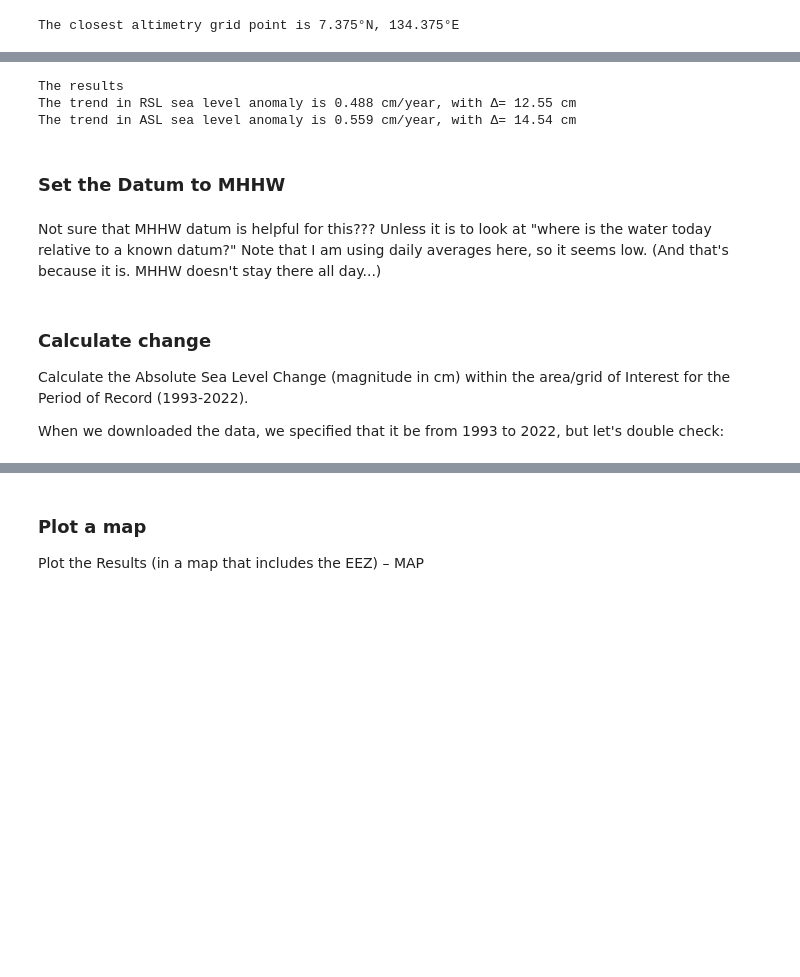
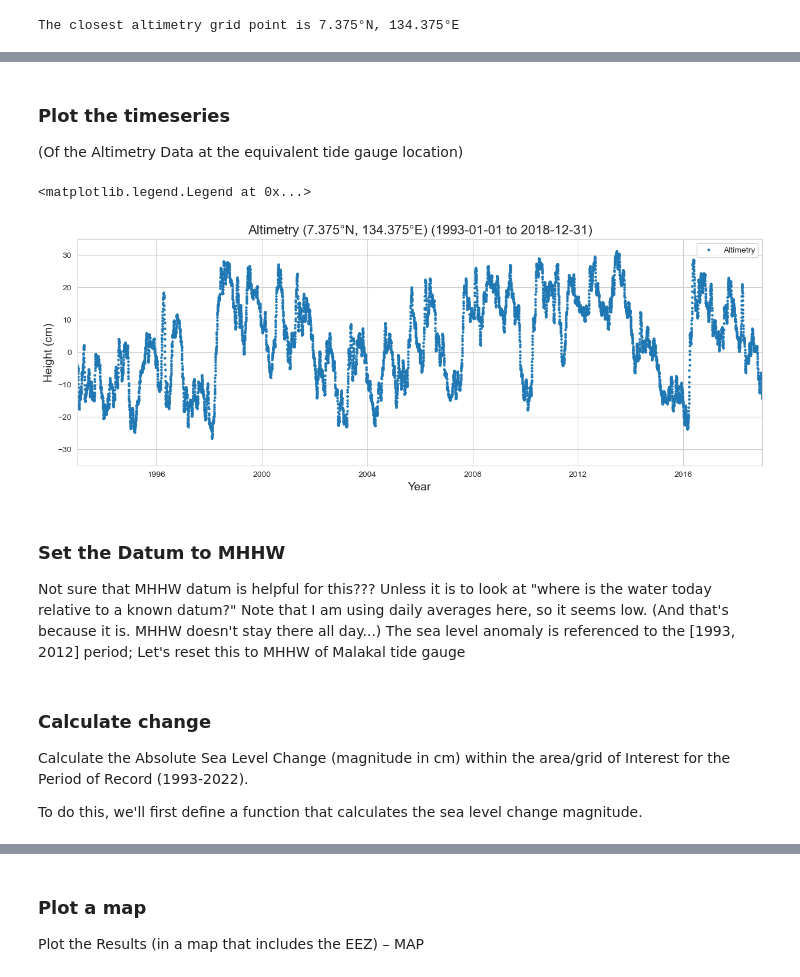
Before and after one commit to jwfiedler/SL_Indicators, a Jupyter notebook: SL_indicators_NBs/SL_magnitude.ipynb, the cells around one changed output, grey strips where cells are left out. Cells and saved outputs as stored; diff of their text form; code cells hidden in the pictures; blank space fills up the shorter version.

```diff
--- a/SL_indicators_NBs/SL_magnitude.ipynb
+++ b/SL_indicators_NBs/SL_magnitude.ipynb
@@ -23,3 +30,6 @@ import cartopy.feature as cfeature
+# %%
+# Establish directories for saving and reading data
+data_dir = Path('../data')
 # %% [markdown]
 ## Retrieve Data Sources
 
@@ -58,7 +68,7 @@ end_date_str = end_date.strftime('%Y-%m-%d')
 Next we'll define the area we want to look at using the EEZ boundary. This can be obtained from XXX. For now it's in the data directory.
 # %%
 # Retrieve the EEZ for Palau
-with open('../data/palauEEZ.json') as f:
+with open(data_dir / 'palauEEZ.json') as f:
     palau = json.load(f)
 
 # extract the coordinates of the EEZ
@@ -73,7 +83,9 @@ max_lat = np.max(palau_eez[:,1])
 ### Retrieve altimetry data
 # %%
 # To get this file, run get_CMEMS_data.py from the playground directory in a terminal with python >= 3.9 + copernicus_marine_client installed
-ds = xr.open_dataset('../data/cmems_obs-sl_glo_phy-ssh_my_allsat-l4-duacs-0.25deg_P1D_adt-sla_129.62E-136.88E_1.62N-11.88N_1993-01-01-2023-04-30.nc')
+fname_cmems = 'cmems_obs-sl_glo_phy-ssh_my_allsat-l4-duacs-0.25deg_P1D_adt-sla_129.62E-136.88E_1.62N-11.88N_1993-01-01-2023-04-30.nc'
+ds = xr.open_dataset(data_dir / fname_cmems)
+
 # slice the data to time 1993-01-01 to 2018-12-31
 ds = ds.sel(time=slice(start_date, end_date))
 ds
@@ -297,52 +229,43 @@ Plot the timeseries
+# %% [markdown]
+### Plot the timeseries
+(Of the Altimetry Data at the equivalent tide gauge location)
 # %%
+# Set the style of the plot
+sns.set_style("whitegrid")
 
-# # Set the style of the plot
-# sns.set_style("whitegrid")
+# Set the style of the plot
+sns.set_style("whitegrid")
 
-# # Create a color palette
-# palette = sns.color_palette("Paired")
+# Create a color palette
+palette = sns.color_palette("Paired")
 
-# # Create the figure and the axes
-# fig, ax = plt.subplots(figsize=(15, 5))
+# Create the figure and the axes
+fig, ax = plt.subplots(figsize=(15, 5))
 
-# # Plot the data
+# Plot the data
 
-# # plot altimetry data
-# ax.scatter(sla_df['Time'], 100*sla_df['Sea_Level_Anomaly'], label='Altimetry', color=palette[0], alpha=0.5, s= 5)
-# ax.plot(years_sla_datetime, 100*trend_line_sla, label='Altimetry Trend', color=palette[1], linestyle='--')
+# plot altimetry data
+ax.scatter(sla_nearest['time'], 100*sla_nearest, label='Altimetry', color=palette[1], alpha=1, s= 5)
 
-# # set 'zero' to be the CMEMS epoch mean
-# rsl_daily_zeroed = rsl_daily + epoch_daily_mean_cmems.values;
-# trend_line_rsl_zeroed = trend_line_rsl + epoch_daily_mean_cmems.values;
+# Set the title and labels
+ax.set_title(f'Altimetry ({lat_str}, {lon_str}) ({start_date_str} to {end_date_str})', fontsize=16)
+ax.set_xlabel('Year', fontsize=14)
+ax.set_ylabel('Height (cm)', fontsize=14)
 
-# # plot tide gauge data
-# ax.scatter(rsl_daily['time'], 100*rsl_daily_zeroed, label='Tide Gauge', color=palette[2], alpha=0.5, s= 10)
-# ax.plot(years_rsl_datetime, 100*trend_line_rsl_zeroed, label='Tide Gauge Trend', color=palette[3], linestyle='--')
+# Set the y limits
+ax.set_ylim([-35, 35])
 
-# # Set the title and labels
-# ax.set_title(f'Altimetry ({lat_str}, {lon_str}) vs Tide Gauge ({station_name}) ({start_date_str} to {end_date_str})', fontsize=16)
-# ax.set_xlabel('Year', fontsize=14)
-# ax.set_ylabel('Height (cm)', fontsize=14)
+# Set the x limits
+ax.set_xlim([start_date, end_date])
 
-# # Set the y limits
-# ax.set_ylim([-35, 35])
-
-# # Set the x limits
-# ax.set_xlim([start_date, end_date])
-
-# # Add a legend
-# ax.legend()
+# Add a legend
+ax.legend()
+# %% [output]
+<matplotlib.legend.Legend at 0x...>
+[figure, added]
-# %%
-# Print the results
-print('The results')
-print('The trend in RSL sea level anomaly is {:.3f} cm/year, with Δ= {:.2f} cm'.format(100*trend_rsl, 100*trend_mag_rsl))
-print('The trend in ASL sea level anomaly is {:.3f} cm/year, with Δ= {:.2f} cm'.format(100*trend_sla, 100*trend_mag_sla))
-# %% [output]
-The results
-The trend in RSL sea level anomaly is 0.488 cm/year, with Δ= 12.55 cm
-The trend in ASL sea level anomaly is 0.559 cm/year, with Δ= 14.54 cm
-# %% [markdown]
-### Set the Datum to MHHW
 # %% [markdown]
+### Set the Datum to MHHW
+
 Not sure that MHHW datum is helpful for this??? Unless it is to look at "where is the water today relative to a known datum?" Note that I am using daily averages here, so it seems low. (And that's because it is. MHHW doesn't stay there all day...)
+The sea level anomaly is referenced to the [1993, 2012] period; Let's reset this to MHHW of Malakal tide gauge
 # %%
@@ -361,4 +281,4 @@ trend_line_sla_mhhw = trend_line_sla + epoch_daily_mean.values-epoch_daily_mean_
 ### Calculate change
 Calculate the Absolute Sea Level Change (magnitude in cm) within the area/grid of Interest for the Period of Record (1993-2022).
 
-When we downloaded the data, we specified that it be from 1993 to 2022, but let's double check:
+To do this, we'll first define a function that calculates the sea level change magnitude.
```
Also changed, not shown: parts of 45 cells of this notebook.
